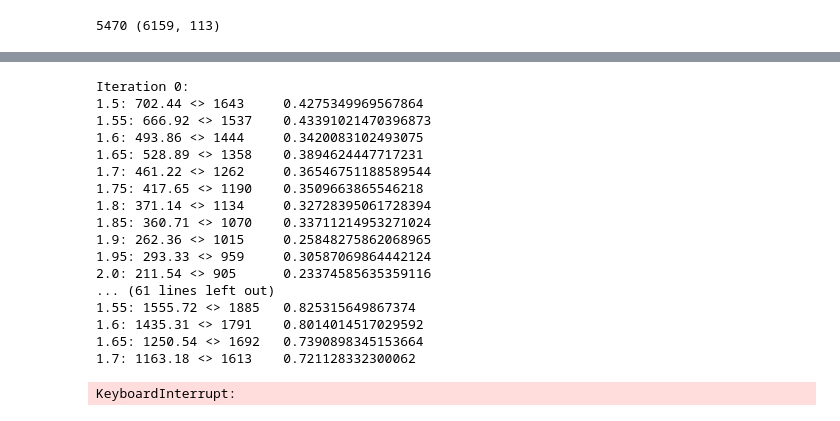
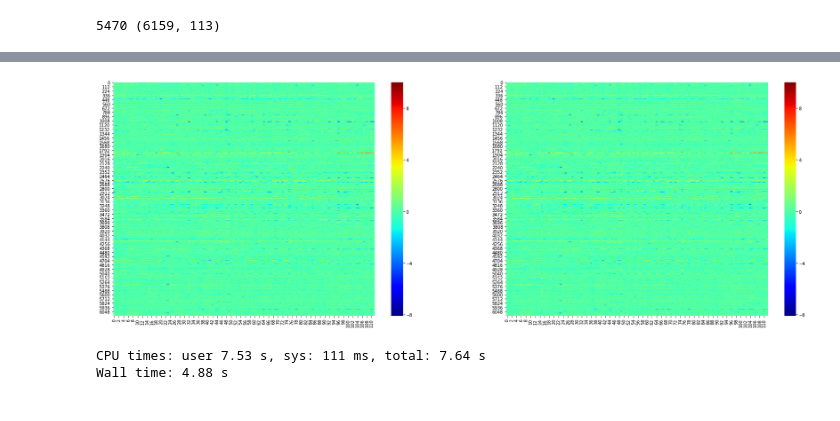
Before and after one commit to ivanov-v-v/PPINs-QTLs-Joint-Analysis, a Jupyter notebook: src/data_analysis.ipynb, the cells around one changed output, grey strips where cells are left out. Saved outputs shown, nothing was run; the diff lists cells and outputs as text; code cells hidden in the pictures.

```diff
--- a/src/data_analysis.ipynb
+++ b/src/data_analysis.ipynb
@@ -1022,26 +1013,23 @@ def map_qtls(expression_dataframe, genotypes_dataframe):
         chromosome_dataframe = genotypes_dataframe.groupby("chromosome").get_group(chromosome_id)
         gene2peak_LOD_markers = preprocessing_candidate_linkages(expression_dataframe, chromosome_dataframe)
         residual_expression_dataframe = expression_dataframe
-        # preprocessing_iterations = 0
-        # for i in range(preprocessing_iterations):
-        #     residual_expression_dataframe = residual_expression(
-        #         residual_expression_dataframe, chromosome_dataframe, gene2peak_LOD_markers
-        #     )
-        #     gene2peak_LOD_markers = preprocessing_candidate_linkages(
-        #         residual_expression_dataframe, chromosome_dataframe, gene2peak_LOD_markers
-        #     )
-        # print(id(residual_expression_dataframe))
-        # print(id(residual_expression_dataframe))
-        # fig, axes = plt.subplots(1, 2, figsize=(30, 10))
-        # sns.heatmap(np.nan_to_num(np.asarray(residual_expression_dataframe.values[:, 1:], dtype=np.float32)), ax=axes[0], cmap="jet")
-        # sns.heatmap(np.nan_to_num(np.asarray(expression_dataframe.values[:, 1:], dtype=np.float32)), ax=axes[1], cmap="jet")
-        # plt.show()
-        # plt.close()
-
+        preprocessing_iterations = 0
+        for i in range(preprocessing_iterations):
+            residual_expression_dataframe = residual_expression(
+                residual_expression_dataframe, chromosome_dataframe, gene2peak_LOD_markers
+            )
+            gene2peak_LOD_markers = preprocessing_candidate_linkages(
+                residual_expression_dataframe, chromosome_dataframe, gene2peak_LOD_markers
+            )
+        fig, axes = plt.subplots(1, 2, figsize=(30, 10))
+        sns.heatmap(np.nan_to_num(np.asarray(residual_expression_dataframe.values[:, 1:], dtype=np.float32)), ax=axes[0], cmap="jet")
+        sns.heatmap(np.nan_to_num(np.asarray(expression_dataframe.values[:, 1:], dtype=np.float32)), ax=axes[1], cmap="jet")
+        plt.show()
+        plt.close()
 
         iter_count = 0
         linkages_found = True
-        gene2peak_LOD_markers = collections.defaultdict(list)
+        # gene2peak_LOD_markers = collections.defaultdict(list)
         while(linkages_found):
             print("Iteration {}:".format(iter_count))
             genotypes_matrix = chromosome_dataframe.values[:, 1:-2].astype(np.float32) - 1
@@ -1075,7 +1063,7 @@ def map_qtls(expression_dataframe, genotypes_dataframe):
                 if observed == 0:
                     break
                 significant_linkages_count = 0
-                for iter in range(n_permutations):
+                for _ in range(n_permutations):
                     column_permutation = np.random.permutation(range(expression_matrix.shape[1]))
                     permuted_expression_matrix = expression_matrix[:, column_permutation]
                     permuted_LOD_scores = linkage_LOD_scores(genotypes_matrix, permuted_expression_matrix)
@@ -1083,55 +1071,48 @@ def map_qtls(expression_dataframe, genotypes_dataframe):
                     significant_linkages_count += np.sum(permuted_peak_LOD_values >= fdr_cutoff)
                 expected = significant_linkages_count / n_permutations
                 if expected >= observed:
                     break
                 print("{:.3}: {} <> {}\t{}".format(fdr_cutoff, expected, observed, expected / observed))
                 if expected / observed < 0.05:
                     significance_threshold = fdr_cutoff
                     break
+            linkages_found = False
             if np.isnan(significance_threshold):
-                linkages_found = False
                 print("{}: Such a pity...".format(chromosome_id))
             else:
                 candidate_linkages_dataframe = candidate_linkages_dataframe.query(
                     "LOD >= {}".format(significance_threshold)
                 )
                 qtl_list.extend(candidate_linkages_dataframe[["SNP", "gene"]].values)
                 print("Chromosome: {}\tratio: {:.2}\t linkages: {}".format(
                     chromosome_id,
                     significance_threshold,
                     candidate_linkages_dataframe.shape[0])
                 )
-                for marker, gene in candidate_linkages_dataframe[["SNP", "gene"]].values:
-                    if marker not in gene2peak_LOD_markers[gene]:
-                        gene2peak_LOD_markers[gene].append(marker)
-                residual_expression_dataframe = residual_expression(
-                    residual_expression_dataframe, chromosome_dataframe, gene2peak_LOD_markers
-                )
+                # for marker, gene in candidate_linkages_dataframe[["SNP", "gene"]].values:
+                #     if marker not in gene2peak_LOD_markers[gene]:
+                #         gene2peak_LOD_markers[gene].append(marker)
+                # residual_expression_dataframe = residual_expression(
+                #     residual_expression_dataframe, chromosome_dataframe, gene2peak_LOD_markers
+                # )
             iter_count += 1
     unique_qtls_list = list(set(map(tuple, qtl_list)))
     return np.asarray(unique_qtls_list, dtype=np.str)
 
+expression_dataframe = expression_df["eQTLs_old"].drop(["BY", "RM"], axis=1)
+# expression_dataframe = expression_df["eQTLs_new"]
+gene_occurences = collections.Counter(expression_dataframe["gene"].values)
+expression_dataframe = expression_dataframe[[
+    gene_occurences[gene] == 1 for gene in expression_dataframe["gene"]
+]]
+# genotypes_dataframe = genotypes_df["eQTLs_interpolated"]#pd.read_table("./data/eQTLs/genotypes_2018_filtered.csv")
+genotypes_dataframe = genotypes_df["eQTLs_old"].drop(["BY", "RM"], axis=1)
 qtl_list = map_qtls(expression_dataframe, genotypes_dataframe)
 # common_strains = list(np.intersect1d(genotypes_df["pQTLs"].columns[3:-2], expression_df["pQTLs"].columns[3:]))
 # qtl_list = map_qtls(expression_df["pQTLs"][["gene"] + common_strains],
 #                     genotypes_dataframe[["SNP"] + common_strains + ["chromosome", "position"]])
 #
 # %% [output]
+[figure, added]
-Iteration 0:
-1.5: 702.44 <> 1643     0.4275349969567864
-1.55: 666.92 <> 1537    0.43391021470396873
-1.6: 493.86 <> 1444     0.3420083102493075
-1.65: 528.89 <> 1358    0.3894624447717231
-1.7: 461.22 <> 1262     0.36546751188589544
-1.75: 417.65 <> 1190    0.3509663865546218
-1.8: 371.14 <> 1134     0.32728395061728394
-1.85: 360.71 <> 1070    0.33711214953271024
-1.9: 262.36 <> 1015     0.25848275862068965
-1.95: 293.33 <> 959     0.30587069864442124
-2.0: 211.54 <> 905      0.23374585635359116
-... (61 lines left out)
-1.55: 1555.72 <> 1885   0.825315649867374
-1.6: 1435.31 <> 1791    0.8014014517029592
-1.65: 1250.54 <> 1692   0.7390898345153664
-1.7: 1163.18 <> 1613    0.721128332300062
+CPU times: user 7.53 s, sys: 111 ms, total: 7.64 s
+Wall time: 4.88 s
-KeyboardInterrupt:
```
Also changed, not shown: parts of 9 cells of this notebook, 3 other files.
